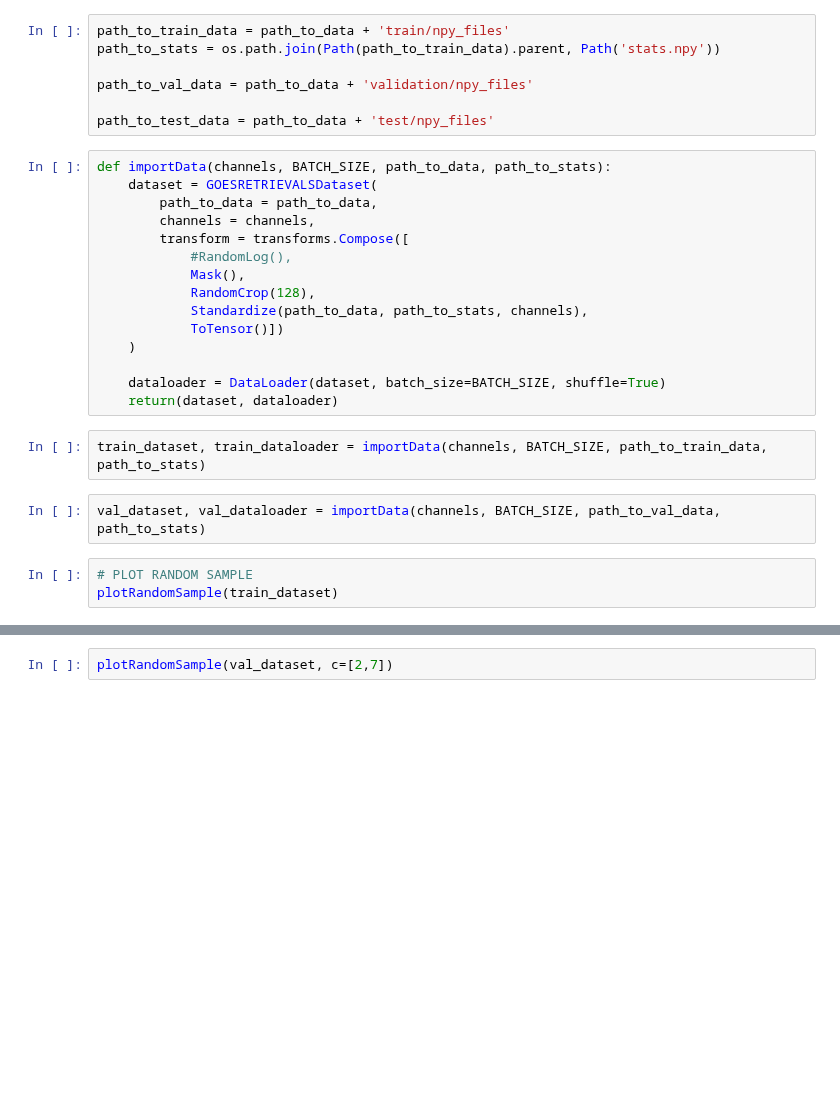
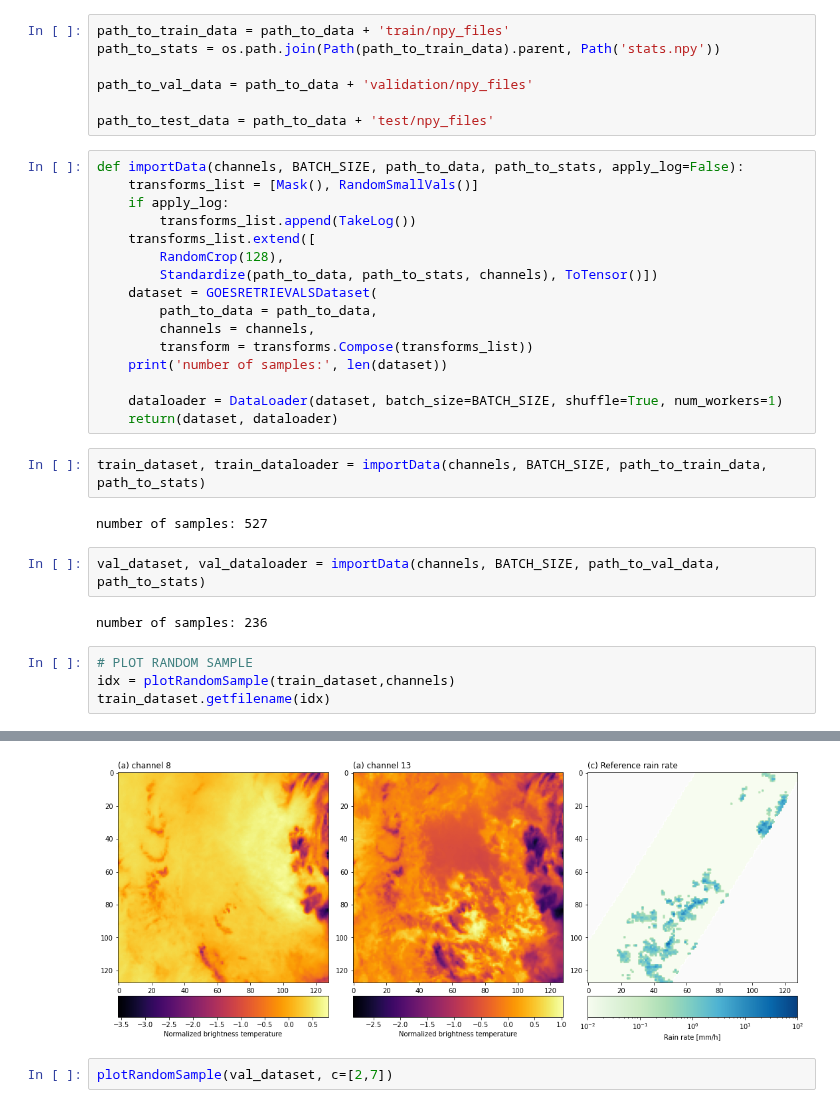
Before and after one commit to ingridingemarsson/geostat-masters-thesis, a Jupyter notebook: notebooks/rain_retrievals_whole_boxes.ipynb, the cells around one changed output, grey strips where cells are left out. Cells and saved outputs as stored; diff of their text form; blank space fills up the shorter version.

```diff
--- a/notebooks/rain_retrievals_whole_boxes.ipynb
+++ b/notebooks/rain_retrievals_whole_boxes.ipynb
@@ -51,24 +55,31 @@ path_to_val_data = path_to_data + 'validation/npy_files'
 
 path_to_test_data = path_to_data + 'test/npy_files'
 # %%
-def importData(channels, BATCH_SIZE, path_to_data, path_to_stats):
-    dataset = GOESRETRIEVALSDataset(
-        path_to_data = path_to_data,
-        channels = channels,
-        transform = transforms.Compose([
-            #RandomLog(),
-            Mask(),
-            RandomCrop(128),
-            Standardize(path_to_data, path_to_stats, channels),
-            ToTensor()])
-    )
+def importData(channels, BATCH_SIZE, path_to_data, path_to_stats, apply_log=False):
+	transforms_list = [Mask(), RandomSmallVals()]
+	if apply_log:
+		transforms_list.append(TakeLog())
+	transforms_list.extend([
+        RandomCrop(128),
+        Standardize(path_to_data, path_to_stats, channels), ToTensor()])
+	dataset = GOESRETRIEVALSDataset(
+		path_to_data = path_to_data,
+		channels = channels,
+		transform = transforms.Compose(transforms_list))
+	print('number of samples:', len(dataset))
 
-    dataloader = DataLoader(dataset, batch_size=BATCH_SIZE, shuffle=True)
-    return(dataset, dataloader)
+	dataloader = DataLoader(dataset, batch_size=BATCH_SIZE, shuffle=True, num_workers=1)
+	return(dataset, dataloader)
 # %%
 train_dataset, train_dataloader = importData(channels, BATCH_SIZE, path_to_train_data, path_to_stats)
+# %% [output]
+number of samples: 527
 # %%
 val_dataset, val_dataloader = importData(channels, BATCH_SIZE, path_to_val_data, path_to_stats)
+# %% [output]
+number of samples: 236
 # %%
 # PLOT RANDOM SAMPLE
-plotRandomSample(train_dataset)
+idx = plotRandomSample(train_dataset,channels)
+train_dataset.getfilename(idx)
+# %% [output]
@@ -75,3 +87,4 @@ plotRandomSample(train_dataset)
+[figure, added]
 # %%
 plotRandomSample(val_dataset, c=[2,7])
 # %%
```
Also changed, not shown: parts of 2 cells of this notebook, 2 other files.
